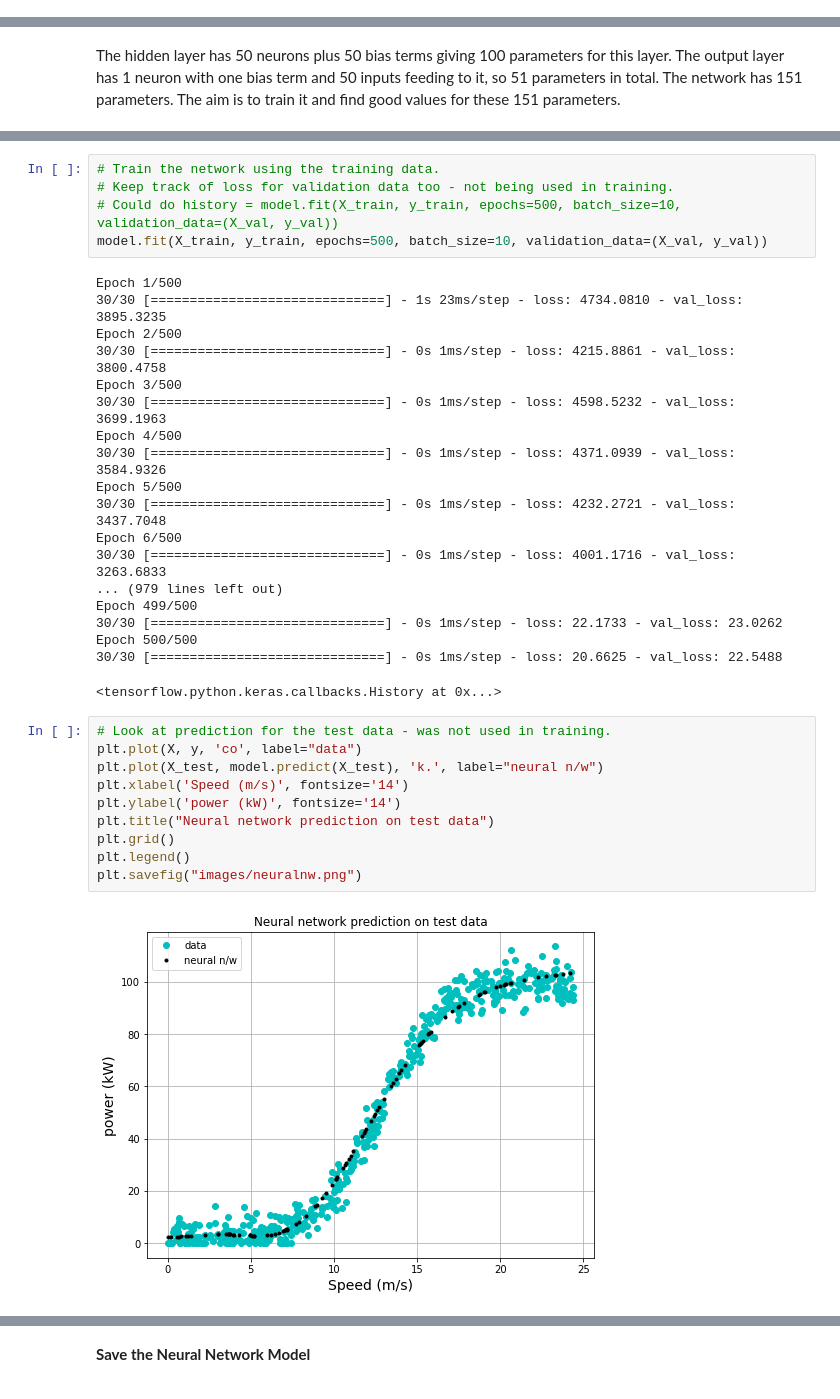
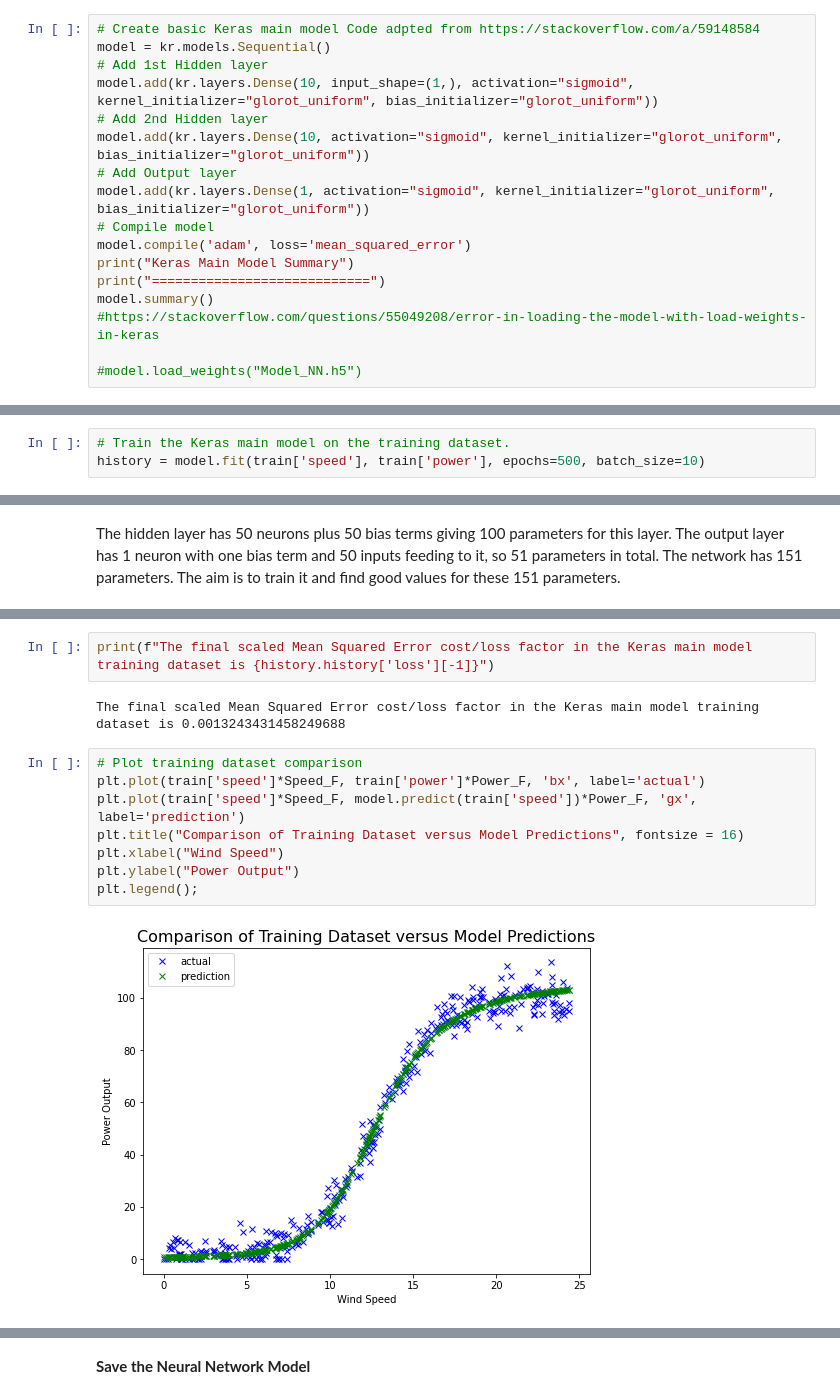
Before and after one commit to SasiGV/MLProject2020., a Jupyter notebook: Initial_draft.ipynb, the cells around one changed output, grey strips where cells are left out. Saved outputs shown, nothing was run; the diff lists cells and outputs as text.

Commit message:
working on Keras Model

```diff
--- a/Initial_draft.ipynb
+++ b/Initial_draft.ipynb
@@ -522,0 +518,17 @@ model.add(kr.layers.Dense(1, activation='linear', kernel_initializer="glorot_uni
+# %%
+# Create basic Keras main model Code adpted from https://stackoverflow.com/a/59148584
+model = kr.models.Sequential()
+# Add 1st Hidden layer
+model.add(kr.layers.Dense(10, input_shape=(1,), activation="sigmoid", kernel_initializer="glorot_uniform", bias_initializer="glorot_uniform"))
+# Add 2nd Hidden layer
+model.add(kr.layers.Dense(10, activation="sigmoid", kernel_initializer="glorot_uniform", bias_initializer="glorot_uniform"))
+# Add Output layer
+model.add(kr.layers.Dense(1, activation="sigmoid", kernel_initializer="glorot_uniform", bias_initializer="glorot_uniform"))
+# Compile model
+model.compile('adam', loss='mean_squared_error')
+print("Keras Main Model Summary")
+print("============================")
+model.summary()
+#https://stackoverflow.com/questions/55049208/error-in-loading-the-model-with-load-weights-in-keras
+
+#model.load_weights("Model_NN.h5")
@@ -523,2 +552,5 @@ model.add(kr.layers.Dense(1, activation='linear', kernel_initializer="glorot_uni
 # %% [markdown]
 Once the model is designed, we must compile it to specify the learning rate and loss function, the quantity we are trying to minimize in through training of the network.
+# %%
+# Train the Keras main model on the training dataset.
+history = model.fit(train['speed'], train['power'], epochs=500, batch_size=10)
@@ -555,36 +594,14 @@ plt.grid()
-# %%
-# Train the network using the training data.
-# Keep track of loss for validation data too - not being used in training.
-# Could do history = model.fit(X_train, y_train, epochs=500, batch_size=10, validation_data=(X_val, y_val))
-model.fit(X_train, y_train, epochs=500, batch_size=10, validation_data=(X_val, y_val))
-# %% [output]
-Epoch 1/500
-30/30 [==============================] - 1s 23ms/step - loss: 4734.0810 - val_loss: 3895.3235
-Epoch 2/500
-30/30 [==============================] - 0s 1ms/step - loss: 4215.8861 - val_loss: 3800.4758
-Epoch 3/500
-30/30 [==============================] - 0s 1ms/step - loss: 4598.5232 - val_loss: 3699.1963
-Epoch 4/500
-30/30 [==============================] - 0s 1ms/step - loss: 4371.0939 - val_loss: 3584.9326
-Epoch 5/500
-30/30 [==============================] - 0s 1ms/step - loss: 4232.2721 - val_loss: 3437.7048
-Epoch 6/500
-30/30 [==============================] - 0s 1ms/step - loss: 4001.1716 - val_loss: 3263.6833
-... (979 lines left out)
-Epoch 499/500
-30/30 [==============================] - 0s 1ms/step - loss: 22.1733 - val_loss: 23.0262
-Epoch 500/500
-30/30 [==============================] - 0s 1ms/step - loss: 20.6625 - val_loss: 22.5488
-<tensorflow.python.keras.callbacks.History at 0x...>
-# %%
-# Look at prediction for the test data - was not used in training.
-plt.plot(X, y, 'co', label="data")
-plt.plot(X_test, model.predict(X_test), 'k.', label="neural n/w")
-plt.xlabel('Speed (m/s)', fontsize='14')
-plt.ylabel('power (kW)', fontsize='14')
-plt.title("Neural network prediction on test data")
-plt.grid()
-plt.legend()
-plt.savefig("images/neuralnw.png")
-# %% [output]
-[figure, removed]
+# %%
+print(f"The final scaled Mean Squared Error cost/loss factor in the Keras main model training dataset is {history.history['loss'][-1]}")
+# %% [output]
+The final scaled Mean Squared Error cost/loss factor in the Keras main model training dataset is 0.0013243431458249688
+# %%
+# Plot training dataset comparison
+plt.plot(train['speed']*Speed_F, train['power']*Power_F, 'bx', label='actual')
+plt.plot(train['speed']*Speed_F, model.predict(train['speed'])*Power_F, 'gx', label='prediction')
+plt.title("Comparison of Training Dataset versus Model Predictions", fontsize = 16)
+plt.xlabel("Wind Speed")
+plt.ylabel("Power Output")
+plt.legend();
+# %% [output]
+[figure, added]
```
Also changed, not shown: parts of 15 cells of this notebook, 13 other files.
